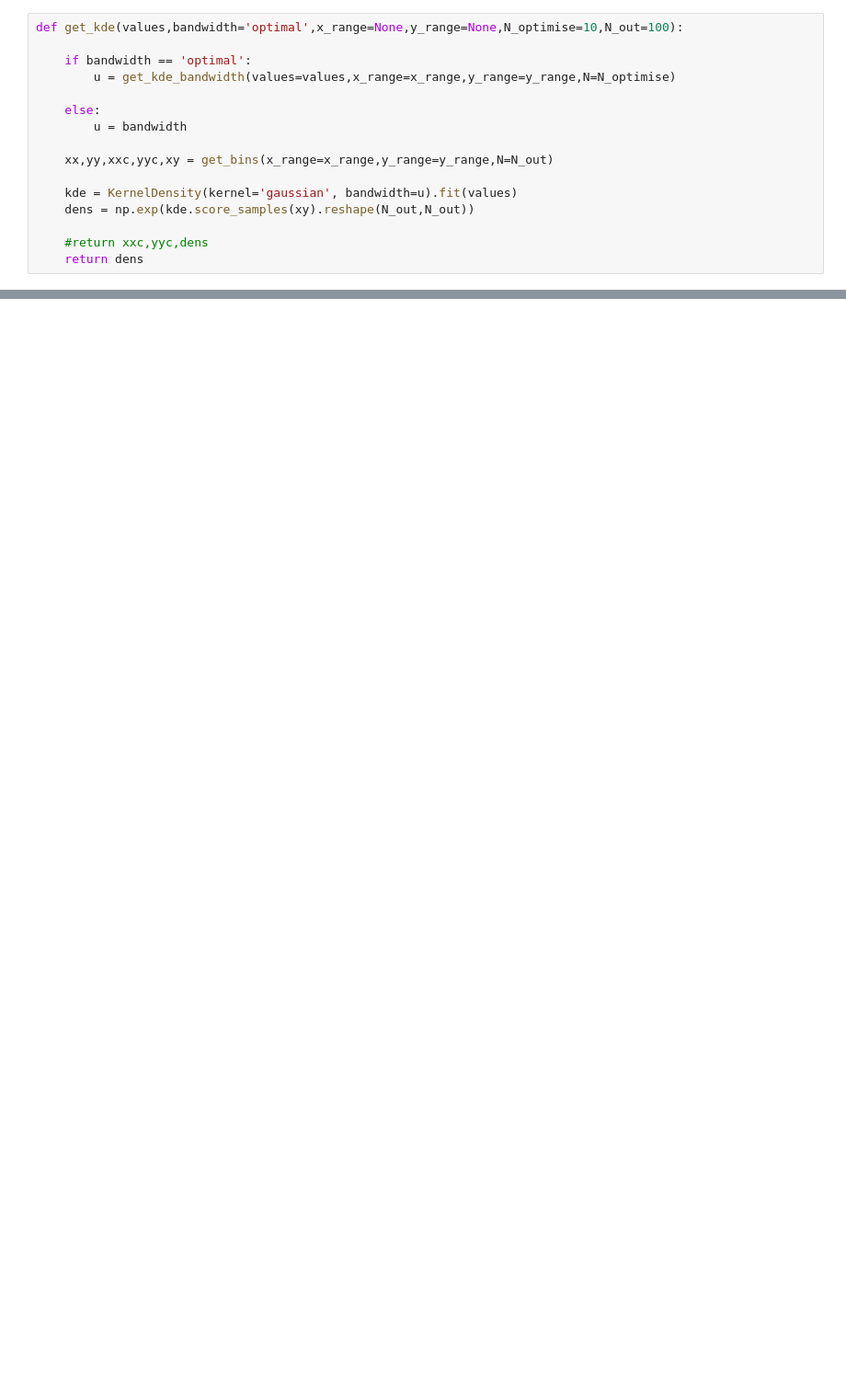
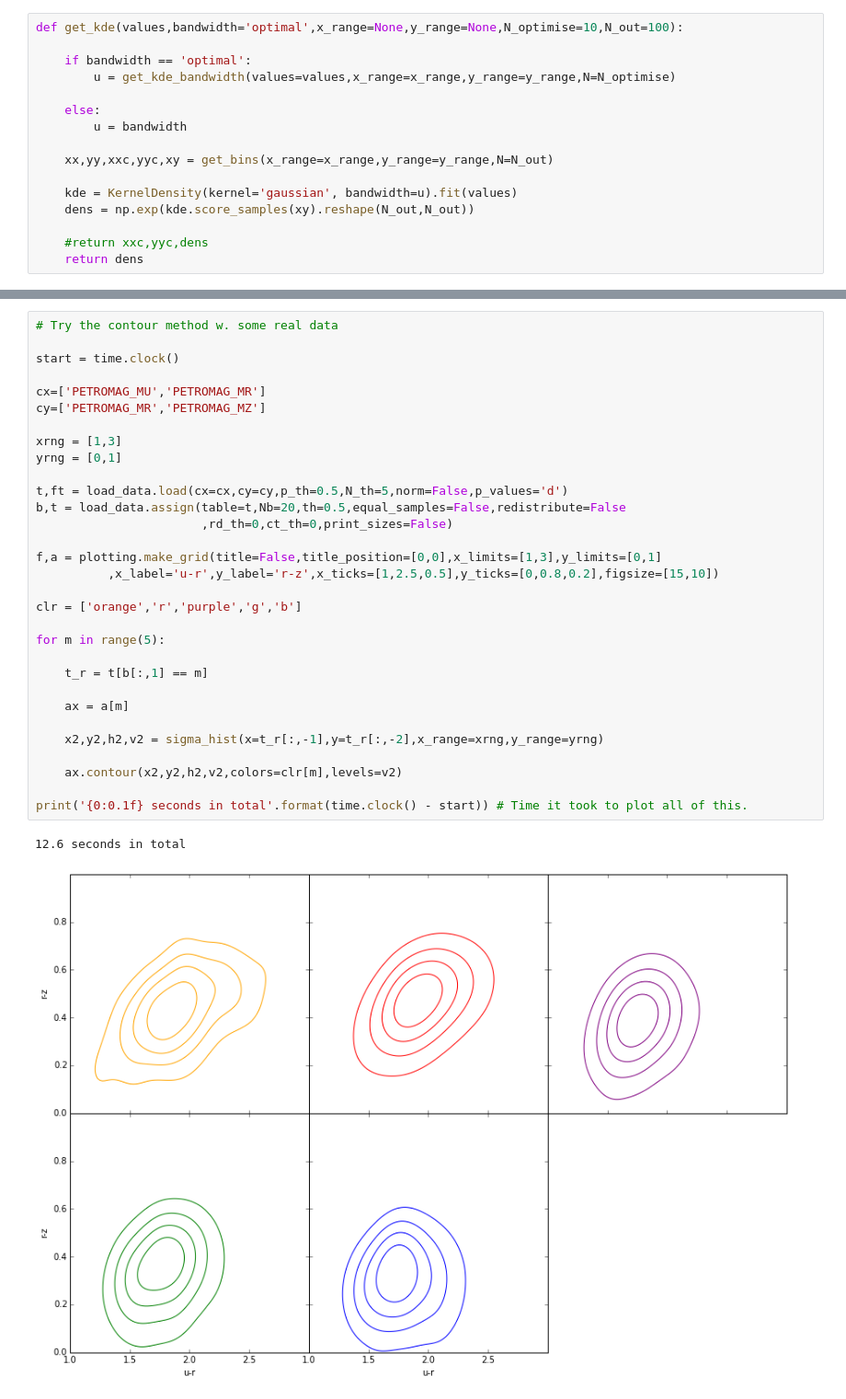
Before and after one commit to bamford/Debiasing-testing, a Jupyter notebook: Plotting_code_notebooks/2d_KDEs.ipynb, the cells around one changed output, grey strips where cells are left out. Shown at 92% size. Drawn from its saved outputs; the diff is of its cells as text; blank space fills up the shorter version.

Commit message:
Plotted some colour vs. colour data

```diff
--- a/Plotting_code_notebooks/2d_KDEs.ipynb
+++ b/Plotting_code_notebooks/2d_KDEs.ipynb
@@ -159,0 +155,34 @@ plt.contour(x2,y2,h2,v2,colors='r',levels=v2)
+# %%
+# Try the contour method w. some real data
+
+start = time.clock()
+
+cx=['PETROMAG_MU','PETROMAG_MR']
+cy=['PETROMAG_MR','PETROMAG_MZ']
+
+xrng = [1,3]
+yrng = [0,1]
+
+t,ft = load_data.load(cx=cx,cy=cy,p_th=0.5,N_th=5,norm=False,p_values='d')
+b,t = load_data.assign(table=t,Nb=20,th=0.5,equal_samples=False,redistribute=False
+                       ,rd_th=0,ct_th=0,print_sizes=False)
+
+f,a = plotting.make_grid(title=False,title_position=[0,0],x_limits=[1,3],y_limits=[0,1]
+          ,x_label='u-r',y_label='r-z',x_ticks=[1,2.5,0.5],y_ticks=[0,0.8,0.2],figsize=[15,10])
+
+clr = ['orange','r','purple','g','b']
+
+for m in range(5):
+
+    t_r = t[b[:,1] == m]
+
+    ax = a[m]
+
+    x2,y2,h2,v2 = sigma_hist(x=t_r[:,-1],y=t_r[:,-2],x_range=xrng,y_range=yrng)
+
+    ax.contour(x2,y2,h2,v2,colors=clr[m],levels=v2)
+
+print('{0:0.1f} seconds in total'.format(time.clock() - start)) # Time it took to plot all of this.
+# %% [output]
+12.6 seconds in total
+[figure, added]
```
Also changed, not shown: parts of 5 cells of this notebook, 1 other file.
